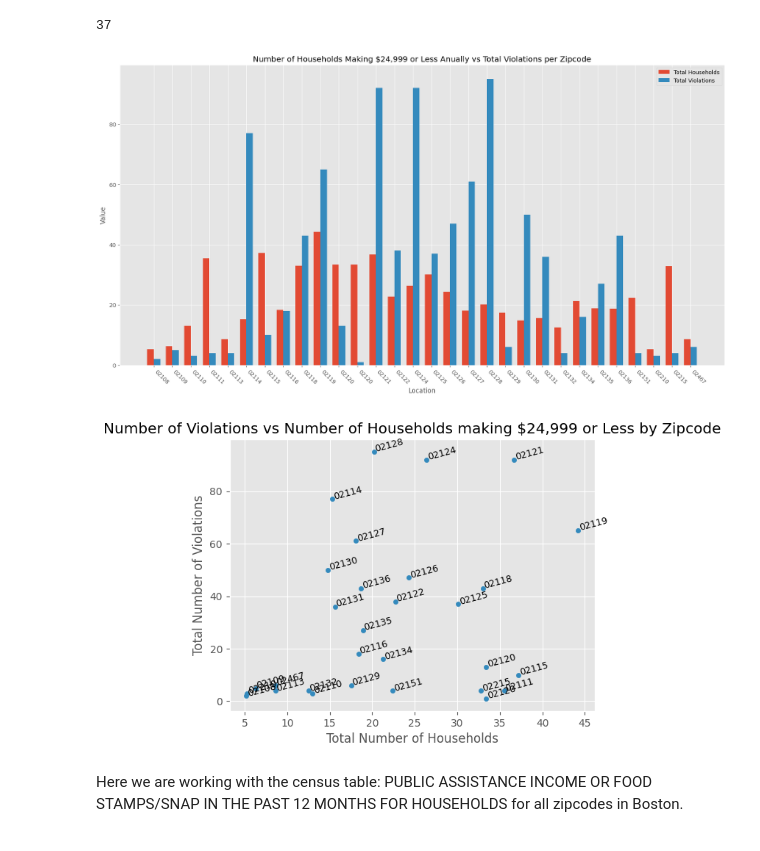
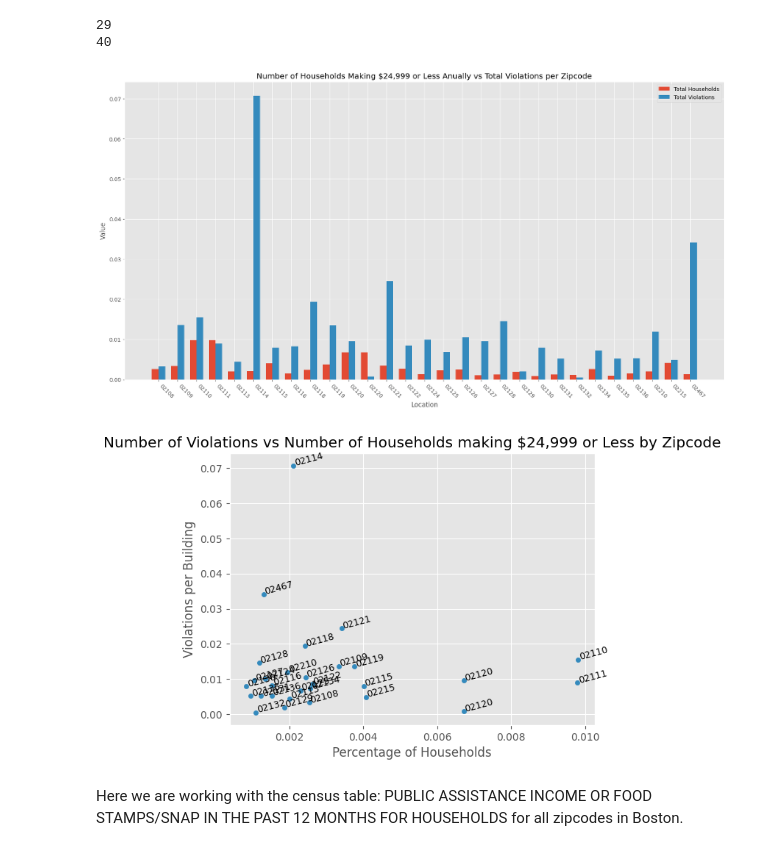
Before and after one commit to BU-Spark/ds-councilor-breadon-bad-landlords2, a Jupyter notebook: spring23-team-3/analysis/income_demographics.ipynb, the cells around one changed output. Cells and saved outputs as stored; diff of their text form; code cells hidden in the pictures.

Commit message:
Fixed income analysis so it is with normalized datat

```diff
--- a/spring23-team-3/analysis/income_demographics.ipynb
+++ b/spring23-team-3/analysis/income_demographics.ipynb
@@ -3,6 +3,6 @@ import pandas as pd
 # TODO: normalize so we have % of households making certain income and % of violations per ?? idk
 
 income_df = pd.read_csv("../data/income/income_census_data.csv")
-zip_df = pd.read_csv("../data/zip_df.csv", index_col=0)
-income_df.head()
+zip_df = pd.read_csv("../data/zip_df_with_num_buildings.csv", index_col=0)
+zip_df.head()
 # %% [output]
@@ -31,11 +30,14 @@ income_df = income_df.rename(columns={'Geographic Area Name': 'Location'})
 #Modify column names?
 
 #Convert columns to numeric values (they are strings not numbers)
+#income_df['Location'] = income_df['Location'].apply(lambda x: int(x))
+income_df["Estimate!!Households!!Total"] = income_df["Estimate!!Households!!Total"].apply(lambda x: float(x))
 income_df['Estimate!!Households!!Total!!Less than $10,000'] = income_df['Estimate!!Households!!Total!!Less than $10,000'].apply(lambda x: float(x))
 income_df['Estimate!!Households!!Total!!$10,000 to $14,999'] = income_df['Estimate!!Households!!Total!!$10,000 to $14,999'].apply(lambda x: float(x))
 income_df['Estimate!!Households!!Total!!$15,000 to $24,999'] = income_df['Estimate!!Households!!Total!!$15,000 to $24,999'].apply(lambda x: float(x))
 
 #Make a new column
 income_df["Estimate of Total Households $24,999 or Less"] = income_df['Estimate!!Households!!Total!!Less than $10,000'] + income_df['Estimate!!Households!!Total!!$10,000 to $14,999'] + income_df['Estimate!!Households!!Total!!$15,000 to $24,999']
+income_df["Estimate of Total Households $24,999 or Less Normalized"] = income_df["Estimate of Total Households $24,999 or Less"] / income_df["Estimate!!Households!!Total"]
 
-income_df.head()
+# income_df.head()
@@ -49,0 +44,3 @@ income_df.head()
+# %%
+zip_df['Location'] = zip_df['Location'].apply(lambda x: '0' + str(x))
+zip_df.head()
@@ -76,8 +63,9 @@ income_violations_zip.head()
 # %%
-income_violations_zip.columns.get_loc("Estimate of Total Households $24,999 or Less")
-income_violations_zip.columns.get_loc("Total")
+print(income_violations_zip.columns.get_loc("Estimate of Total Households $24,999 or Less Normalized"))
+print(income_violations_zip.columns.get_loc("Total Normalized"))
 # %% [output]
-37
+29
+40
 # %%
 # Try Plotting something
 # Maybe do percetage of households at x dollars vs normalized total?
@@ -85,52 +73,52 @@ income_violations_zip.columns.get_loc("Total")
 import numpy as np
 %matplotlib inline
 import matplotlib.pyplot as plt
 # visualization
 # Set the style for the plot
 plt.style.use('ggplot')
 
 bar_width = 0.35
 
 # Create the x values
 locations = np.arange(len(income_violations_zip['Location']))
 
 # # Create a bar chart
 fig, ax = plt.subplots(figsize=(20, 10))
 
-bar1 = ax.bar(locations - bar_width/2,income_violations_zip['Estimate of Total Households $24,999 or Less'], bar_width, label='Total Households' )
-bar2 = ax.bar(locations + bar_width/2, income_violations_zip['Total'], bar_width, label='Total Violations')
+bar1 = ax.bar(locations - bar_width/2,income_violations_zip['Estimate of Total Households $24,999 or Less Normalized'], bar_width, label='Total Households' )
+bar2 = ax.bar(locations + bar_width/2, income_violations_zip['Total Normalized'], bar_width, label='Total Violations')
 
 #/int(income_violations_zip['Estimate!!Households!!Total'])
 
 # Set labels and title
 ax.set_xlabel('Location')
 ax.set_ylabel('Value')
 ax.set_title('Number of Households Making $24,999 or Less Anually vs Total Violations per Zipcode')
 ax.set_xticks(locations)
 ax.set_xticklabels(income_violations_zip['Location'])
 plt.xticks(rotation=-45, ha = 'left')
 ax.legend()
 
 # Display the plot
 plt.show()
 # %% [output]
-[figure, old version]
+[figure, new version]
 # %%
 import matplotlib.pyplot as plt
 
-income_violations_zip.plot.scatter(x='Estimate of Total Households $24,999 or Less', y='Total', colormap='viridis')
+income_violations_zip.plot.scatter(x='Estimate of Total Households $24,999 or Less Normalized', y='Total Normalized', colormap='viridis')
 plt.title("Number of Violations vs Number of Households making $24,999 or Less by Zipcode")
-plt.xlabel("Total Number of Households")
-plt.ylabel("Total Number of Violations")
+plt.xlabel("Percentage of Households")
+plt.ylabel("Violations per Building")
 
 #Total violations and number of households
 for i, txt in enumerate(income_violations_zip['Location']):
-    plt.annotate(txt, (income_violations_zip.iat[i, 28], income_violations_zip.iat[i, 37]), fontsize = 9, ha = 'left',rotation = 15)
+    plt.annotate(txt, (income_violations_zip.iat[i, 29], income_violations_zip.iat[i, 40]), fontsize = 9, ha = 'left',rotation = 15)
 
 
 plt.show()
 # %% [output]
-[figure, old version]
+[figure, new version]
 # %% [markdown]
 Here we are working with the census table: PUBLIC ASSISTANCE INCOME OR FOOD STAMPS/SNAP IN THE PAST 12 MONTHS FOR HOUSEHOLDS for all zipcodes in Boston.
 # %%
```
Also changed, not shown: parts of 8 cells of this notebook.
